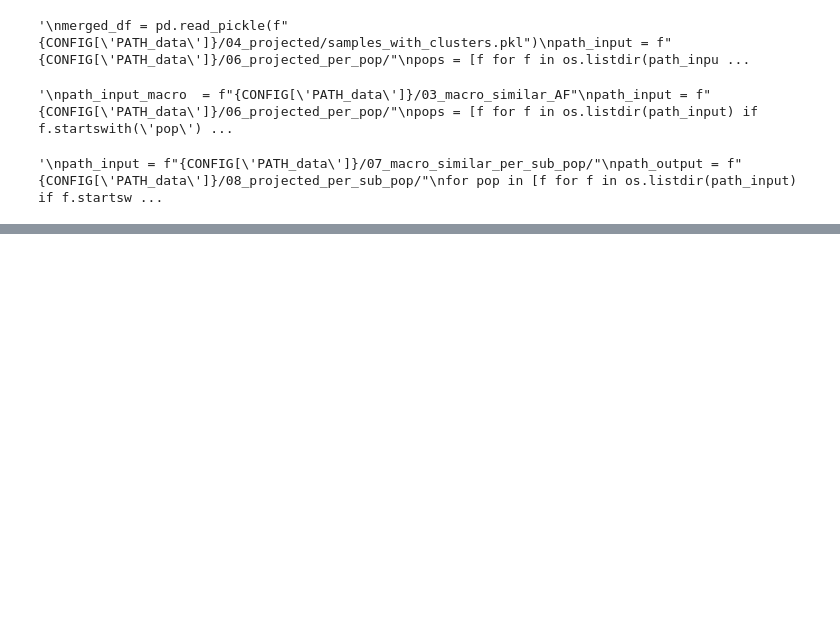
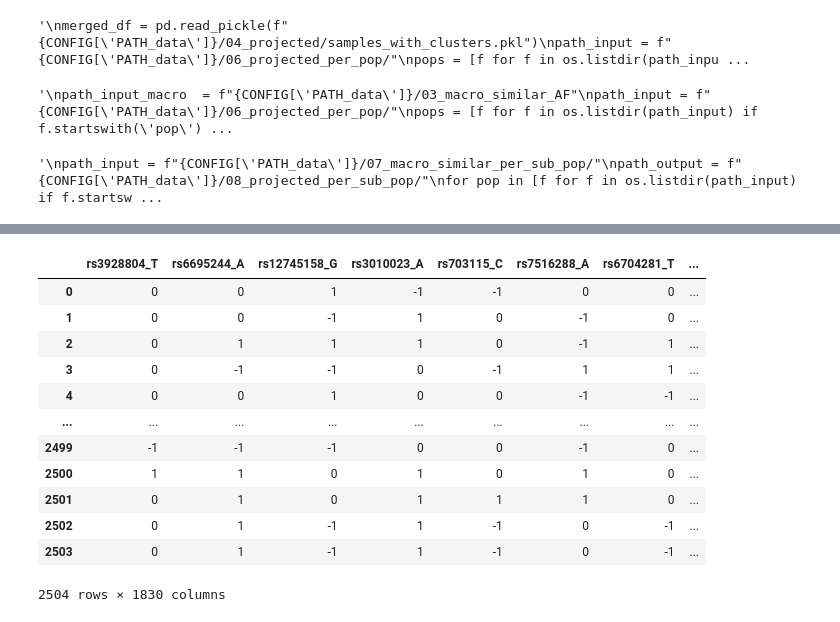
Before and after one commit to mat2m10/pca_projection, a Jupyter notebook: run_test.ipynb, the cells around one changed output, grey strips where cells are left out. Drawn from its saved outputs; the diff is of its cells as text; code cells hidden in the pictures; blank space fills up the shorter version.

```diff
--- a/run_test.ipynb
+++ b/run_test.ipynb
@@ -399,18 +259,0 @@ for dim in dims:
-# %%
-"""
-path_input = f"{CONFIG['PATH_data']}/06_esti_mafs/"
-path_output = f"{CONFIG['PATH_data']}/07_esti_Fst/"
-
-dims = [f for f in os.listdir(path_input) if f.startswith("dim")]
-for dim in dims:
-    path_dim = f"{path_input}/{dim}"
-    path_output_dim = f"{path_output}/{dim}"
-    chroms = [f for f in os.listdir(path_dim) if f.startswith("chrom")]
-    for chrom in chroms:
-        path_input_chrom = f"{path_dim}/{chrom}/"
-        path_output_chrom = f"{path_output_dim}/{chrom}/"
-        os.makedirs(path_output_chrom, exist_ok=True)
-        files = [f for f in os.listdir(f"{path_input_chrom}/p2/") if f.startswith("block")]
-        for file in files:
-            make_fst(path_input_chrom, file, path_output_chrom)
-"""
@@ -473,0 +262,11 @@ make_population_plot(merged_df, 'dim_1', 'dim_3', 'Superpopulation code', 'test'
+# %%
+path_input = f"{CONFIG['PATH_data']}/03_macro_similar_AF/"
+for chrom in [f for f in  os.listdir(path_input) if f.startswith('chrom')][0:1]:
+    path_chrom = f"{path_input}/{chrom}"
+    for chunk in [f for f in os.listdir(path_chrom) if f.startswith('chunk')][0:1]:
+        path_chunk = f"{path_chrom}/{chunk}"
+        chunk_df = pd.read_pickle(path_chunk)
+        for snp in list(chunk_df.columns)[0:3]:
+            print(f"yey {snp}")
+            if is_snp(snp):
+                print(snp)
@@ -473,0 +311,16 @@ make_population_plot(merged_df, 'dim_1', 'dim_3', 'Superpopulation code', 'test'
+# %%
+chunk_df
+# %% [output]
+|  | rs3928804_T | rs6695244_A | rs12745158_G | rs3010023_A | rs703115_C | rs7516288_A | rs6704281_T | ... |
+| 0 | 0 | 0 | 1 | -1 | -1 | 0 | 0 | ... |
+| 1 | 0 | 0 | -1 | 1 | 0 | -1 | 0 | ... |
+| 2 | 0 | 1 | 1 | 1 | 0 | -1 | 1 | ... |
+| 3 | 0 | -1 | -1 | 0 | -1 | 1 | 1 | ... |
+| 4 | 0 | 0 | 1 | 0 | 0 | -1 | -1 | ... |
+| ... | ... | ... | ... | ... | ... | ... | ... | ... |
+| 2499 | -1 | -1 | -1 | 0 | 0 | -1 | 0 | ... |
+| 2500 | 1 | 1 | 0 | 1 | 0 | 1 | 0 | ... |
+| 2501 | 0 | 1 | 0 | 1 | 1 | 1 | 0 | ... |
+| 2502 | 0 | 1 | -1 | 1 | -1 | 0 | -1 | ... |
+| 2503 | 0 | 1 | -1 | 1 | -1 | 0 | -1 | ... |
+2504 rows × 1830 columns
```
Also changed, not shown: parts of 17 cells of this notebook.
